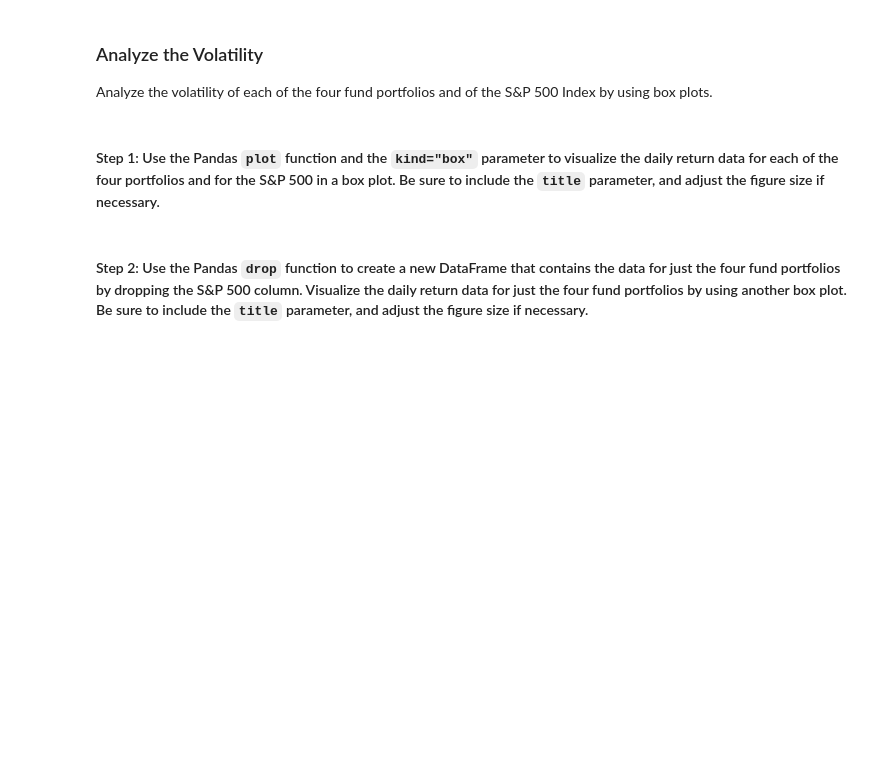
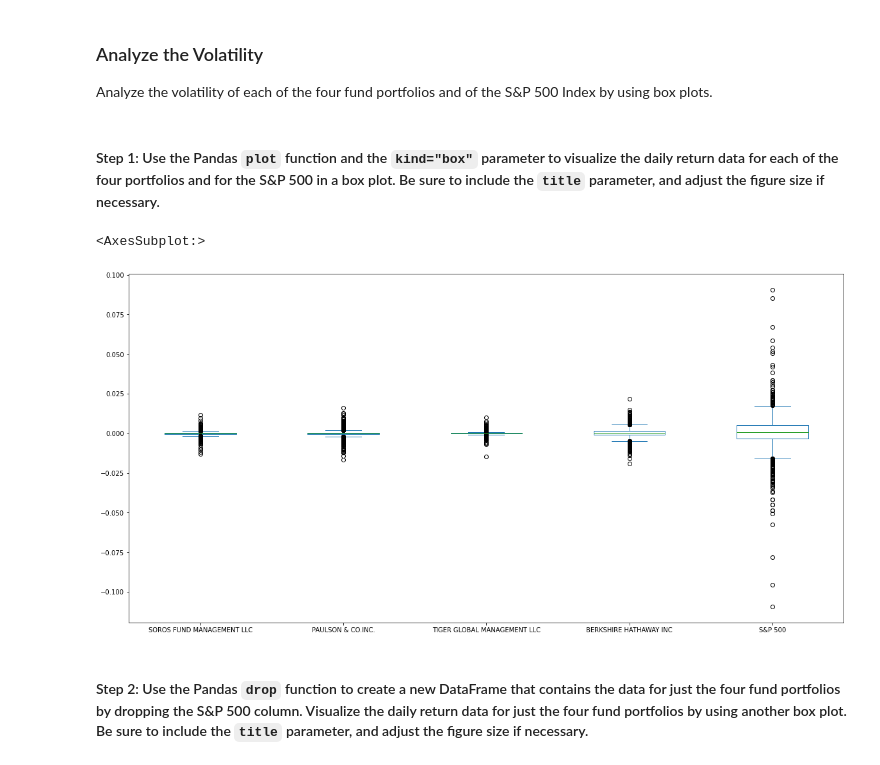
Before and after one commit to juliaelizabethharrison/Challenge-4-risk-analysis, a Jupyter notebook: risk_return_analysis.ipynb, the cells around one changed output. Drawn from its saved outputs; the diff is of its cells as text; code cells hidden in the pictures; blank space fills up the shorter version.

```diff
--- a/risk_return_analysis.ipynb
+++ b/risk_return_analysis.ipynb
@@ -161,8 +199,10 @@ Analyze the volatility of each of the four fund portfolios and of the S&P 500 In
 #### Step 1: Use the Pandas `plot` function and the `kind="box"` parameter to visualize the daily return data for each of the four portfolios and for the S&P 500 in a box plot. Be sure to include the `title` parameter, and adjust the figure size if necessary.
 # %%
 # Use the daily return data to create box plots to visualize the volatility of the 4 funds and the S&P 500
-# Include a title parameter and adjust the figure size
-# YOUR CODE HERE
+whale_navs.plot(kind='box', figsize=(20,10))
+# %% [output]
+<AxesSubplot:>
+[figure, added]
 # %% [markdown]
 #### Step 2: Use the Pandas `drop` function to create a new DataFrame that contains the data for just the four fund portfolios by dropping the S&P 500 column. Visualize the daily return data for just the four fund portfolios by using another box plot. Be sure to include the `title` parameter, and adjust the figure size if necessary.
 # %%
```
Also changed, not shown: parts of 20 cells of this notebook.
